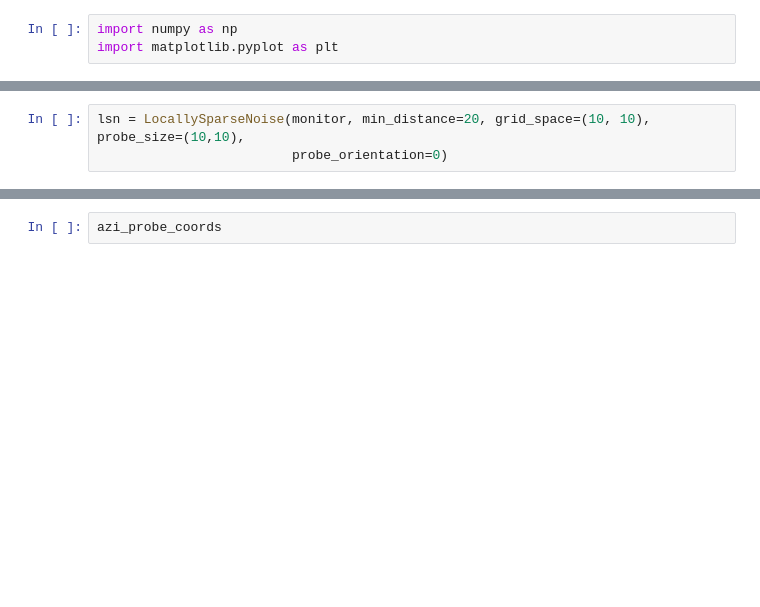
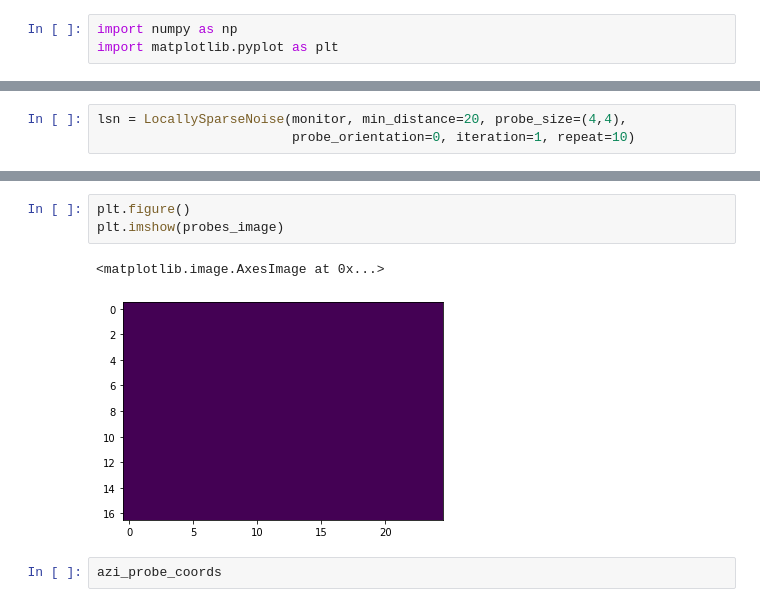
Before and after one commit to mariinaxu/simple-vs, a Jupyter notebook: TestLocallySparseNoise.ipynb, the cells around one changed output, grey strips where cells are left out. Saved outputs shown, nothing was run; the diff lists cells and outputs as text; blank space fills up the shorter version.

Commit message:
First version of the locally sparse noise experiment is ready.

```diff
--- a/TestLocallySparseNoise.ipynb
+++ b/TestLocallySparseNoise.ipynb
@@ -520,4 +399,4 @@ azi_probe_coords = np.linspace(monitor.azi_min_coord,
 # %%
-lsn = LocallySparseNoise(monitor, min_distance=20, grid_space=(10, 10), probe_size=(10,10),
-                         probe_orientation=0)
+lsn = LocallySparseNoise(monitor, min_distance=20, probe_size=(4,4),
+                         probe_orientation=0, iteration=1, repeat=10)
 # %%
@@ -547,3 +477,9 @@ array([-34.9920202 , -30.61801767, -26.24401515, -21.87001262,
+# %%
+plt.figure()
+plt.imshow(probes_image)
+# %% [output]
+<matplotlib.image.AxesImage at 0x...>
+[figure, added]
 # %%
 azi_probe_coords
 # %% [output]
```
Also changed, not shown: parts of 21 cells of this notebook, 8 other files.
